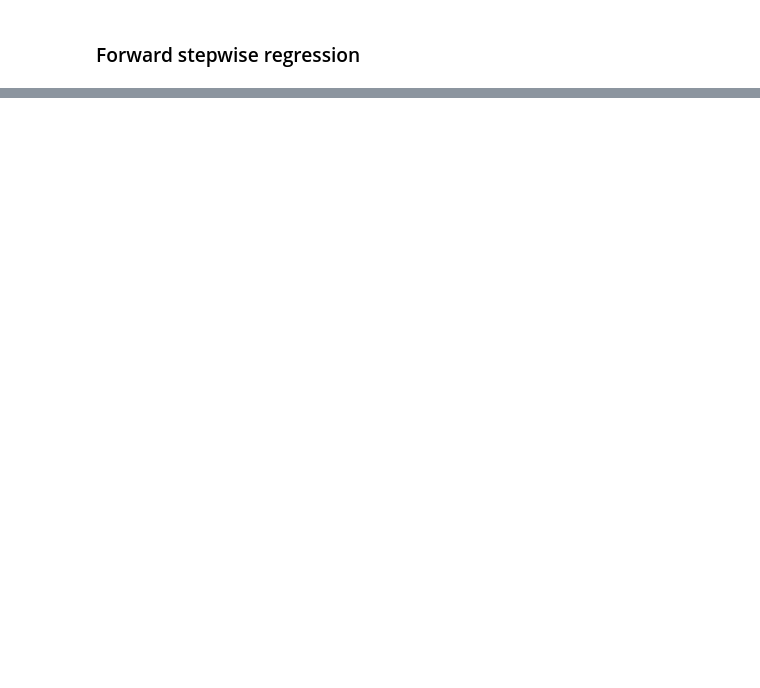
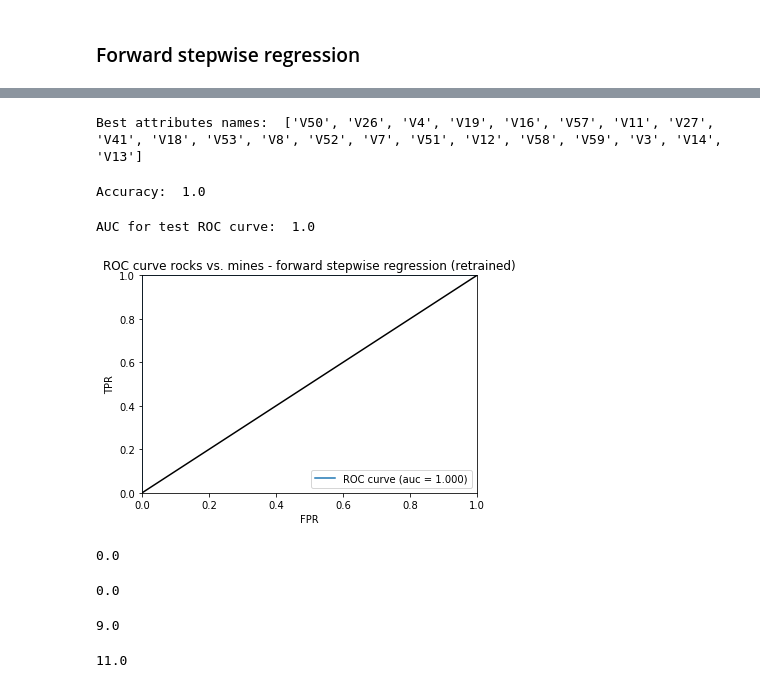
Before and after one commit to felixjohanlehmann/Data-Science, a Jupyter notebook: Rocks_vs_Mines.ipynb, the cells around one changed output, grey strips where cells are left out. Saved outputs shown, nothing was run; the diff lists cells and outputs as text; code cells hidden in the pictures; blank space fills up the shorter version.

Commit message:
Forward stepwise regression added

```diff
--- a/Rocks_vs_Mines.ipynb
+++ b/Rocks_vs_Mines.ipynb
@@ -267,0 +269,13 @@ plot.show()
+# %%
+attributeList = []
+index = range(len(rockMine.columns) - 1)
+indexSet = set(index)
+indexSeq = []
+oosError = []
+# %%
+def xattrSelect(x, idxSet):
+    """takes x matrix as a list of lists and returns subset containing columns in idxSet"""
+    xOut = []
+    for row in x:
+        xOut.append([row[i] for i in idxSet])
+    return(xOut)
@@ -267,0 +315,55 @@ plot.show()
+# %%
+indexBest = oosError.index(min(oosError))
+attributesBest = attributeList[1:(indexBest + 1)]
+
+xTrain = xattrSelect(xTrain, attributesBest)
+xTest = xattrSelect(xTest, attributesBest)
+
+rockMineBestModel = linear_model.LinearRegression()
+rockMineBestModel.fit(xTrain, yTrain)
+
+testPredictions = rockMineBestModel.predict(xTest)
+# %%
+print("Best attributes names: ", [list(summary.columns)[i] for i  in attributesBest])
+# %% [output]
+Best attributes names:  ['V50', 'V26', 'V4', 'V19', 'V16', 'V57', 'V11', 'V27', 'V41', 'V18', 'V53', 'V8', 'V52', 'V7', 'V51', 'V12', 'V58', 'V59', 'V3', 'V14', 'V13']
+# %%
+conMat = confusion_Matrix(testPredictions, yTest, 0.5)
+print("Accuracy: ", str(conMat.get_acc()))
+# %% [output]
+Accuracy:  1.0
+# %%
+fpr, tpr, thresholds = roc_curve(yTest.astype(int), testPredictions)
+roc_auc = auc(fpr, tpr)
+print("AUC for test ROC curve: ", roc_auc)
+# %% [output]
+AUC for test ROC curve:  1.0
+# %%
+plot.clf()
+plot.plot(fpr, tpr, label = "ROC curve (auc = %0.3f)" % roc_auc)
+plot.plot([0, 1], [0, 1], 'k-')
+plot.xlim([0.0, 1.0])
+plot.ylim([0.0, 1.0])
+plot.xlabel("FPR")
+plot.ylabel("TPR")
+plot.title("ROC curve rocks vs. mines - forward stepwise regression (retrained)")
+plot.legend(loc = "lower right")
+plot.show()
+# %% [output]
+[figure, added]
+# %%
+conMat.get_fp()
+# %% [output]
+0.0
+# %%
+conMat.get_fn()
+# %% [output]
+0.0
+# %%
+conMat.get_tn()
+# %% [output]
+9.0
+# %%
+conMat.get_tp()
+# %% [output]
+11.0
```
Also changed, not shown: parts of 12 cells of this notebook.
